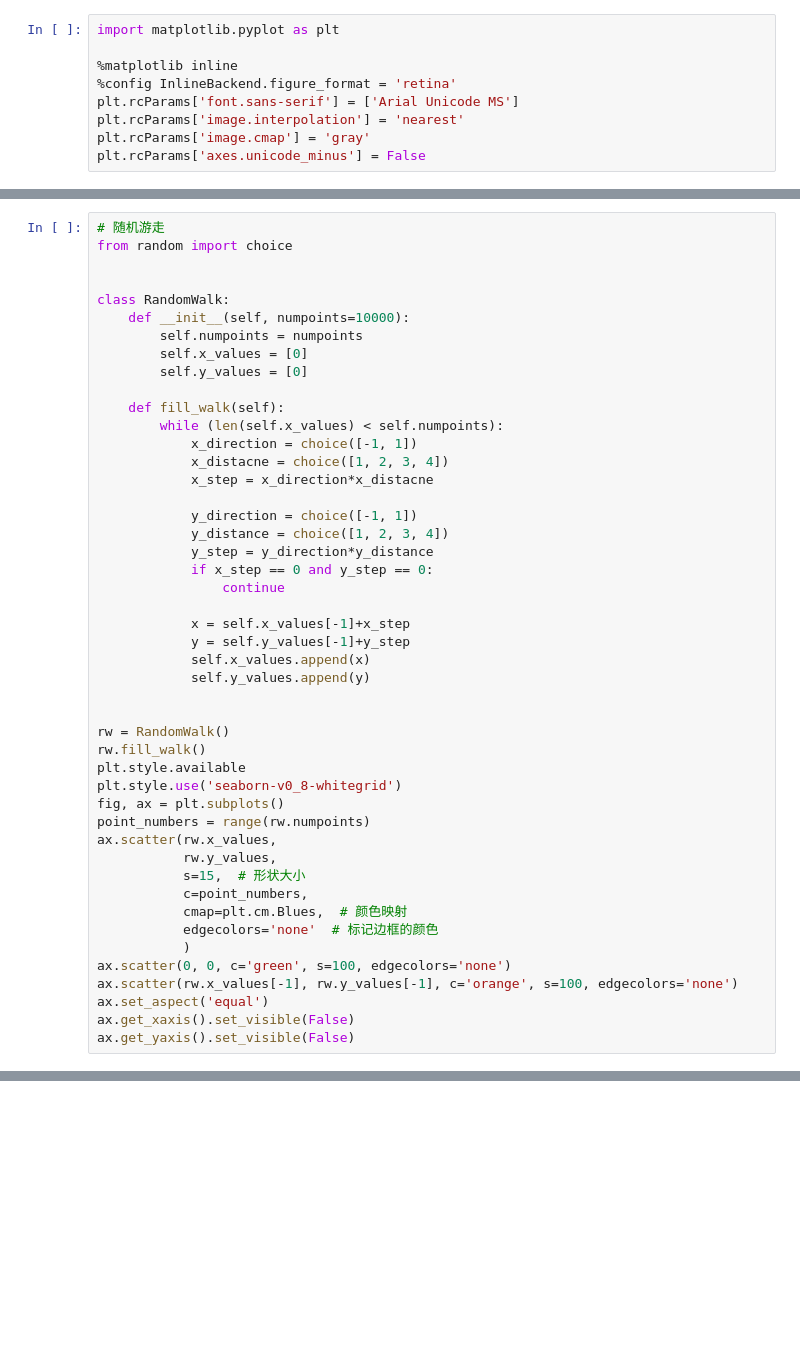
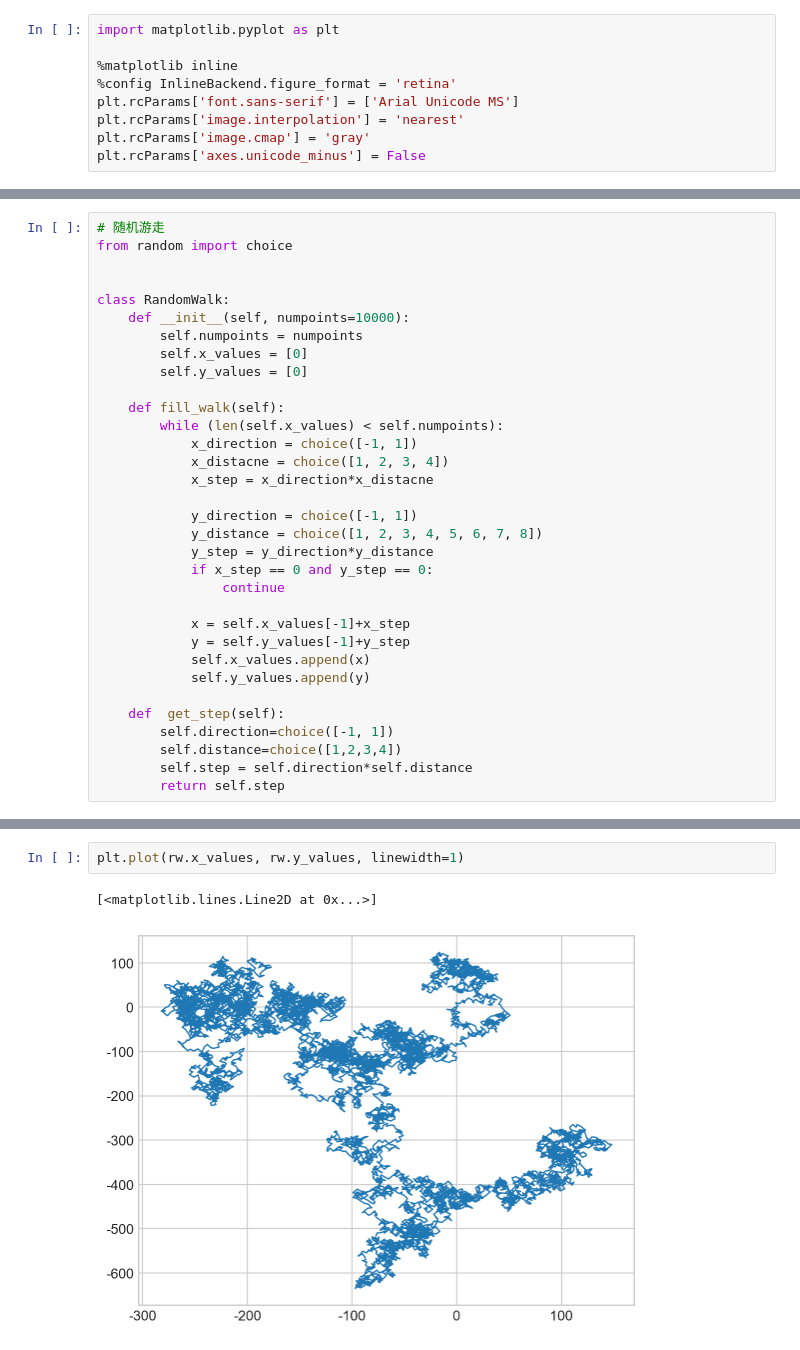
Before and after one commit to wfy0508/LearningPython, a Jupyter notebook: pythonScratch/chapters/chapter15/chapter15.ipynb, the cells around one changed output, grey strips where cells are left out. Drawn from its saved outputs; the diff is of its cells as text; blank space fills up the shorter version.

Commit message:
commit data visualizations 202500714

```diff
--- a/pythonScratch/chapters/chapter15/chapter15.ipynb
+++ b/pythonScratch/chapters/chapter15/chapter15.ipynb
@@ -42,7 +42,7 @@ class RandomWalk:
             x_step = x_direction*x_distacne
 
             y_direction = choice([-1, 1])
-            y_distance = choice([1, 2, 3, 4])
+            y_distance = choice([1, 2, 3, 4, 5, 6, 7, 8])
             y_step = y_direction*y_distance
             if x_step == 0 and y_step == 0:
                 continue
@@ -52,22 +52,8 @@ class RandomWalk:
             self.x_values.append(x)
             self.y_values.append(y)
 
-
-rw = RandomWalk()
-rw.fill_walk()
-plt.style.available
-plt.style.use('seaborn-v0_8-whitegrid')
-fig, ax = plt.subplots()
-point_numbers = range(rw.numpoints)
-ax.scatter(rw.x_values,
-           rw.y_values,
-           s=15,  # 形状大小
-           c=point_numbers,
-           cmap=plt.cm.Blues,  # 颜色映射
-           edgecolors='none'  # 标记边框的颜色
-           )
-ax.scatter(0, 0, c='green', s=100, edgecolors='none')
-ax.scatter(rw.x_values[-1], rw.y_values[-1], c='orange', s=100, edgecolors='none')
-ax.set_aspect('equal')
-ax.get_xaxis().set_visible(False)
-ax.get_yaxis().set_visible(False)
+    def  get_step(self):
+        self.direction=choice([-1, 1])
+        self.distance=choice([1,2,3,4])
+        self.step = self.direction*self.distance
+        return self.step
@@ -75,0 +81,5 @@ ax.get_yaxis().set_visible(False)
+# %%
+plt.plot(rw.x_values, rw.y_values, linewidth=1)
+# %% [output]
+[<matplotlib.lines.Line2D at 0x...>]
+[figure, added]
```
Also changed, not shown: parts of 10 cells of this notebook, 19 other files.
